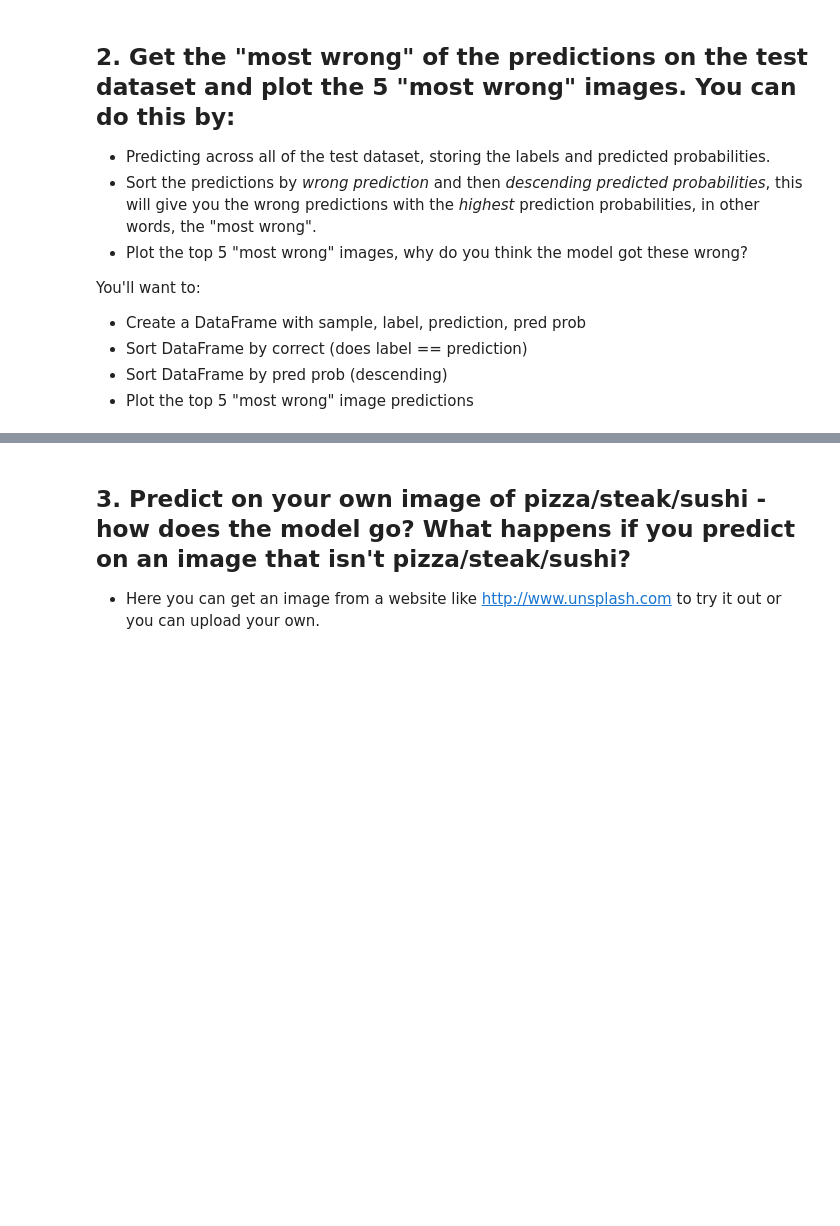
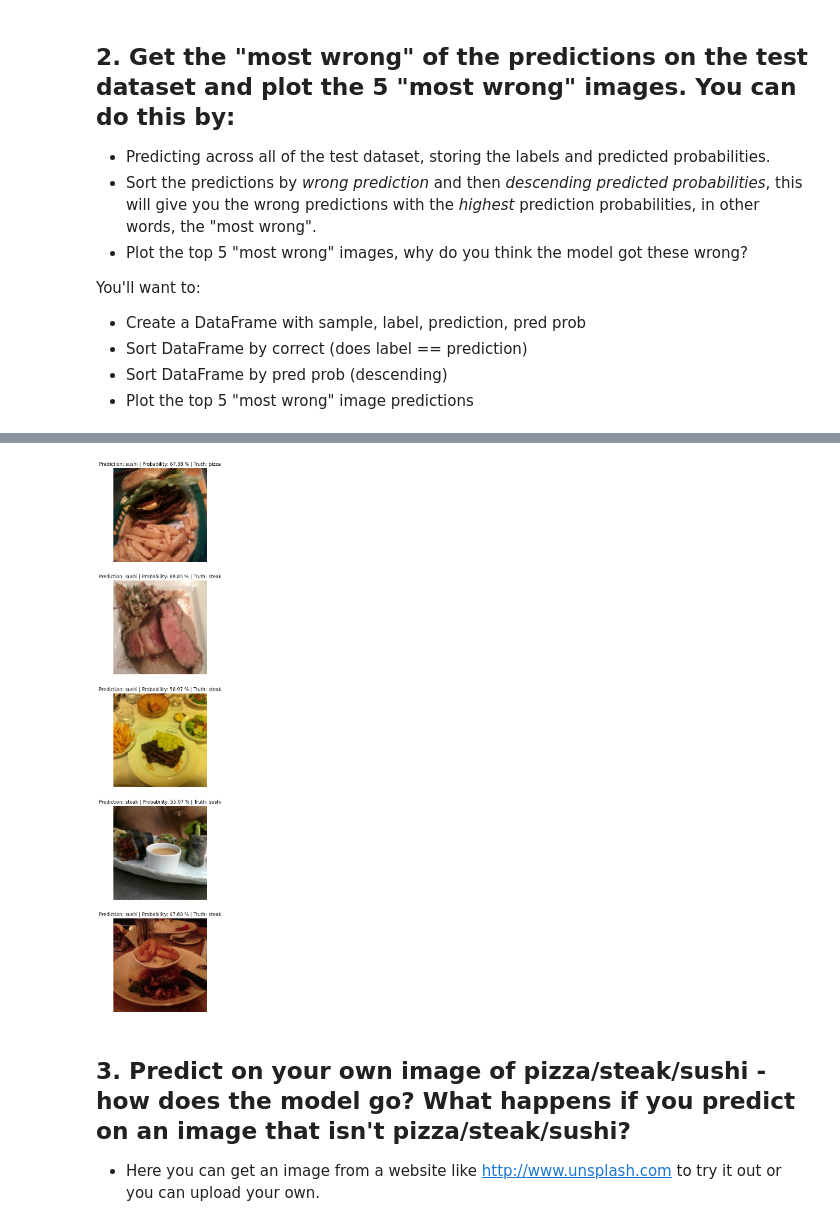
Before and after one commit to JoachimLombardi/Portfolio, a Jupyter notebook: Deep Learning/PyTorch/Classification/Computer vision/06_pytorch_transfer_learning_exercises.ipynb, the cells around one changed output, grey strips where cells are left out. Drawn from its saved outputs; the diff is of its cells as text; code cells hidden in the pictures; blank space fills up the shorter version.

```diff
--- a/Deep Learning/PyTorch/Classification/Computer vision/06_pytorch_transfer_learning_exercises.ipynb
+++ b/Deep Learning/PyTorch/Classification/Computer vision/06_pytorch_transfer_learning_exercises.ipynb
@@ -235,0 +258,13 @@ You'll want to:
+# %%
+y_pred_probs_numpy = y_pred_probs_tensor.numpy()
+y_truth_probs_numpy = y_truth_probs_tensor.numpy()
+y_pred_numpy = y_pred_tensor.numpy()
+test_pred = test_dataloader.dataset.targets
+# %%
+import pandas as pd
+df = pd.DataFrame({"y_pred_probs": y_pred_probs_numpy,
+                   "y_truth_probs": y_truth_probs_numpy,
+                   "y_pred_error": y_pred_probs_numpy - y_truth_probs_numpy,
+                   "y_pred": y_pred_numpy,
+                   "y_true": test_pred})
+df
@@ -235,0 +285,3 @@ You'll want to:
+# %%
+df_five_most_wrong = df[df["y_pred"] != df["y_true"]].sort_values(by="y_pred_error", ascending=False).head(5)
+df_five_most_wrong
@@ -236,3 +295,22 @@ You'll want to:
+# %%
+def img_denorm(tensor_image):
+    mean = torch.tensor([0.485, 0.456, 0.406]).view(3,1,1)
+    std = torch.tensor([0.229, 0.224, 0.225]).view(3,1,1)
+    tensor_image = tensor_image * std + mean
+    tensor_image = tensor_image.permute(1,2,0)
+    tensor_image = np.clip(tensor_image,0,1)
+    return tensor_image
+# %%
+fig = plt.figure(figsize=(25,25))
+rows, cols = 5, 1
+for i, row in enumerate(df_five_most_wrong.itertuples()):
+    tensor = test_dataloader.dataset[row[0]][0]
+    fig.add_subplot(rows, cols, i+1)
+    plt.imshow(img_denorm(tensor))
+    plt.title(f"Prediction: {class_names[row[4]]} | Probability: {row[1]*100:.2f} % | Truth: {class_names[row[5]]}")
+    plt.axis("off")
+# %% [output]
+[figure, added]
 # %% [markdown]
 ## 3. Predict on your own image of pizza/steak/sushi - how does the model go? What happens if you predict on an image that isn't pizza/steak/sushi?
 * Here you can get an image from a website like http://www.unsplash.com to try it out or you can upload your own.
```
Also changed, not shown: parts of 35 cells of this notebook, 4 other files.
